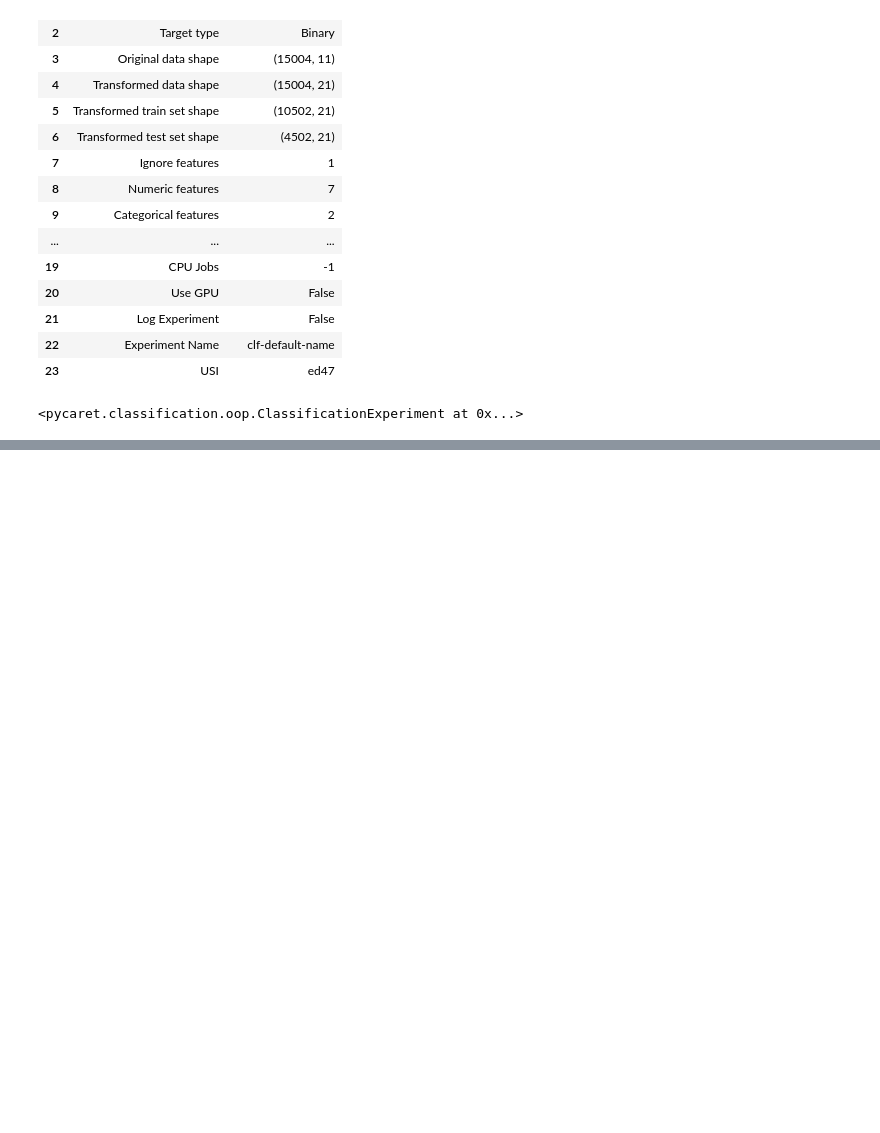
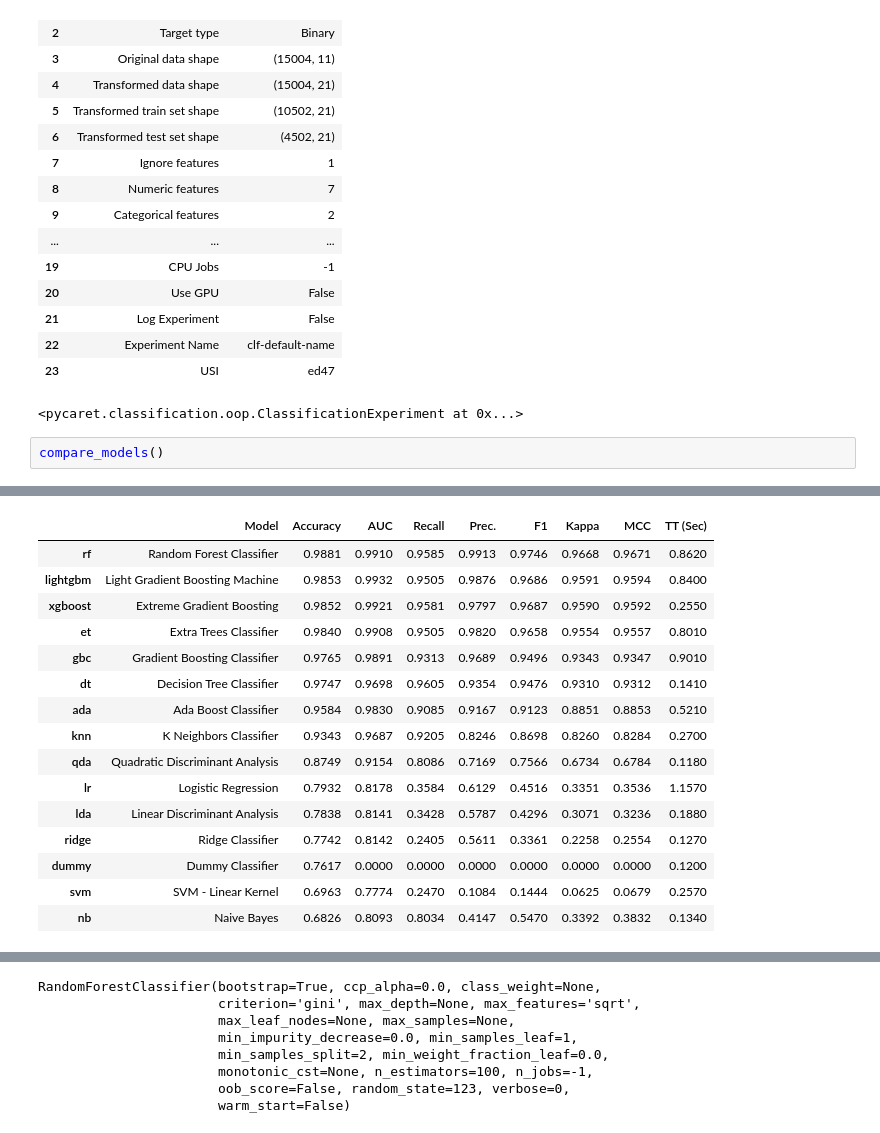
Before and after one commit to seunphology/CDSS-Reunion-Web, a Jupyter notebook: Salu_Pilot_employees_Churn_predictions.ipynb, the cells around one changed output, grey strips where cells are left out. Cells and saved outputs as stored; diff of their text form; blank space fills up the shorter version.

```diff
--- a/Salu_Pilot_employees_Churn_predictions.ipynb
+++ b/Salu_Pilot_employees_Churn_predictions.ipynb
@@ -91,3 +91,6 @@ setup(df, target='Quit_the_Company', session_id=123, ignore_features=['employee_
 | 22 | Experiment Name | clf-default-name |
 | 23 | USI | ed47 |
 <pycaret.classification.oop.ClassificationExperiment at 0x...>
+# %%
+compare_models()
+# %% [output]
@@ -93,0 +98,16 @@ setup(df, target='Quit_the_Company', session_id=123, ignore_features=['employee_
+|  | Model | Accuracy | AUC | Recall | Prec. | F1 | Kappa | MCC | TT (Sec) |
+| rf | Random Forest Classifier | 0.9881 | 0.9910 | 0.9585 | 0.9913 | 0.9746 | 0.9668 | 0.9671 | 0.8620 |
+| lightgbm | Light Gradient Boosting Machine | 0.9853 | 0.9932 | 0.9505 | 0.9876 | 0.9686 | 0.9591 | 0.9594 | 0.8400 |
+| xgboost | Extreme Gradient Boosting | 0.9852 | 0.9921 | 0.9581 | 0.9797 | 0.9687 | 0.9590 | 0.9592 | 0.2550 |
+| et | Extra Trees Classifier | 0.9840 | 0.9908 | 0.9505 | 0.9820 | 0.9658 | 0.9554 | 0.9557 | 0.8010 |
+| gbc | Gradient Boosting Classifier | 0.9765 | 0.9891 | 0.9313 | 0.9689 | 0.9496 | 0.9343 | 0.9347 | 0.9010 |
+| dt | Decision Tree Classifier | 0.9747 | 0.9698 | 0.9605 | 0.9354 | 0.9476 | 0.9310 | 0.9312 | 0.1410 |
+| ada | Ada Boost Classifier | 0.9584 | 0.9830 | 0.9085 | 0.9167 | 0.9123 | 0.8851 | 0.8853 | 0.5210 |
+| knn | K Neighbors Classifier | 0.9343 | 0.9687 | 0.9205 | 0.8246 | 0.8698 | 0.8260 | 0.8284 | 0.2700 |
+| qda | Quadratic Discriminant Analysis | 0.8749 | 0.9154 | 0.8086 | 0.7169 | 0.7566 | 0.6734 | 0.6784 | 0.1180 |
+| lr | Logistic Regression | 0.7932 | 0.8178 | 0.3584 | 0.6129 | 0.4516 | 0.3351 | 0.3536 | 1.1570 |
+| lda | Linear Discriminant Analysis | 0.7838 | 0.8141 | 0.3428 | 0.5787 | 0.4296 | 0.3071 | 0.3236 | 0.1880 |
+| ridge | Ridge Classifier | 0.7742 | 0.8142 | 0.2405 | 0.5611 | 0.3361 | 0.2258 | 0.2554 | 0.1270 |
+| dummy | Dummy Classifier | 0.7617 | 0.0000 | 0.0000 | 0.0000 | 0.0000 | 0.0000 | 0.0000 | 0.1200 |
+| svm | SVM - Linear Kernel | 0.6963 | 0.7774 | 0.2470 | 0.1084 | 0.1444 | 0.0625 | 0.0679 | 0.2570 |
+| nb | Naive Bayes | 0.6826 | 0.8093 | 0.8034 | 0.4147 | 0.5470 | 0.3392 | 0.3832 | 0.1340 |
@@ -93,0 +115,8 @@ setup(df, target='Quit_the_Company', session_id=123, ignore_features=['employee_
+RandomForestClassifier(bootstrap=True, ccp_alpha=0.0, class_weight=None,
+                       criterion='gini', max_depth=None, max_features='sqrt',
+                       max_leaf_nodes=None, max_samples=None,
+                       min_impurity_decrease=0.0, min_samples_leaf=1,
+                       min_samples_split=2, min_weight_fraction_leaf=0.0,
+                       monotonic_cst=None, n_estimators=100, n_jobs=-1,
+                       oob_score=False, random_state=123, verbose=0,
+                       warm_start=False)
```
Also changed, not shown: parts of 1 cell of this notebook.
